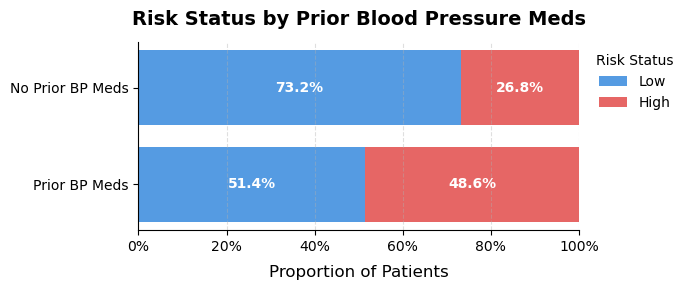
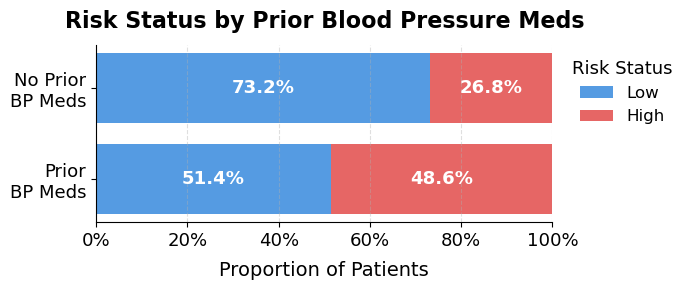
Code edit (unified diff) that turned the first committed figure into the second:
--- before
+++ after
@@ -23,6 +23,6 @@
 for i, risk in enumerate(risk_groups):
     values = [prop_data[cat][risk] for cat in y_cats]
-    bars = bars = ax.barh(y_pos, values, left=lefts, color=colors[i],
-               alpha=0.85, label=str(risk), height=0.35)
+    bars = ax.barh(y_pos, values, left=lefts, color=colors[i],
+                   alpha=0.85, label=str(risk), height=0.35)
 
     for bar, val in zip(bars, values):
@@ -31,18 +31,21 @@
                     bar.get_y() + bar.get_height() / 2,
                     f'{val:.1f}%', ha='center', va='center',
-                    fontsize=10, color='white', fontweight='bold')
+                    fontsize=13, color='white', fontweight='bold')  # ← up from 10
     lefts += values
 
 ax.set_xlim(0, 100)
 ax.set_yticks(y_pos)
-ax.set_yticklabels(y_cats)
+ax.set_yticklabels(['Prior\nBP Meds', 'No Prior\nBP Meds'], fontsize=13)  # ← two lines, larger
 ax.xaxis.set_major_formatter(plt.FuncFormatter(lambda x, _: f'{x:.0f}%'))
-ax.set_xlabel('Proportion of Patients', fontsize=12, labelpad=8)
-ax.set_title('Risk Status by Prior Blood Pressure Meds', fontsize=14, fontweight='bold', pad=12)
+ax.tick_params(axis='x', labelsize=13)  # ← x-axis tick font
+ax.set_xlabel('Proportion of Patients', fontsize=14, labelpad=8)  # ← up from 12
+ax.set_title('Risk Status by Prior Blood Pressure Meds', fontsize=16,  # ← up from 14
+             fontweight='bold', pad=12)
 
 ax.spines['top'].set_visible(False)
 ax.spines['right'].set_visible(False)
 ax.grid(axis='x', linestyle='--', alpha=0.4)
-ax.legend(title='Risk Status', frameon=False, bbox_to_anchor=(1.01, 1), loc='upper left')
+ax.legend(title='Risk Status', fontsize=12, title_fontsize=13,  # ← explicit legend fonts
+          frameon=False, bbox_to_anchor=(1.01, 1), loc='upper left')
 
 plt.tight_layout()

Commit: Updated font sizes